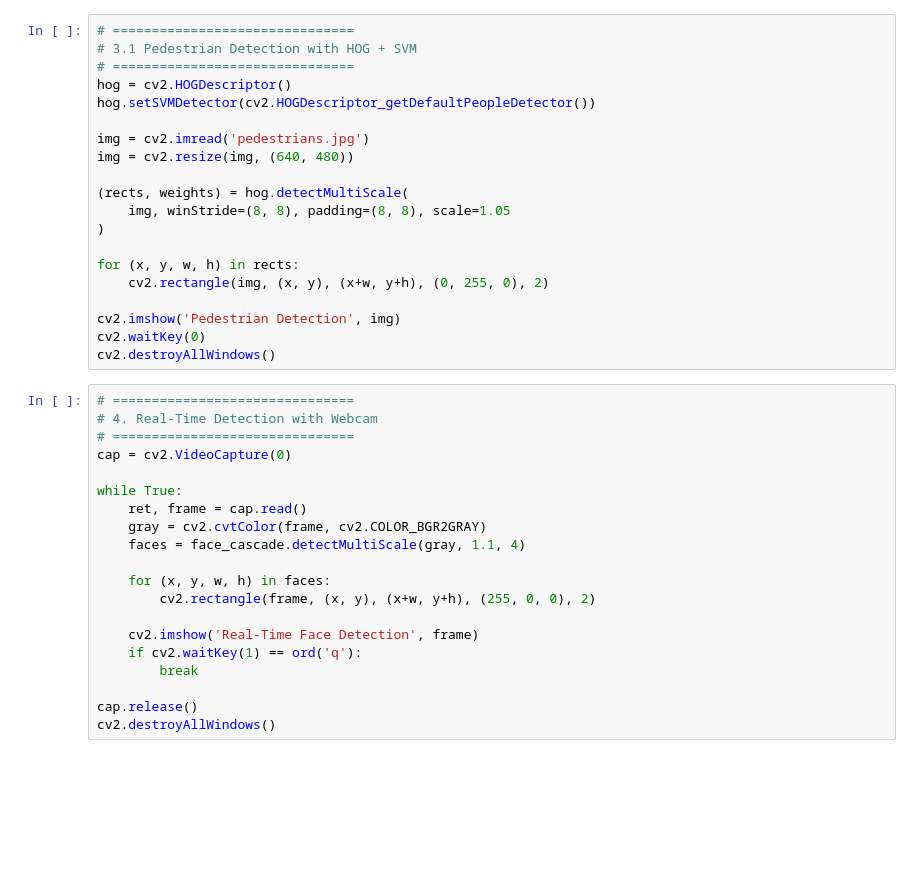
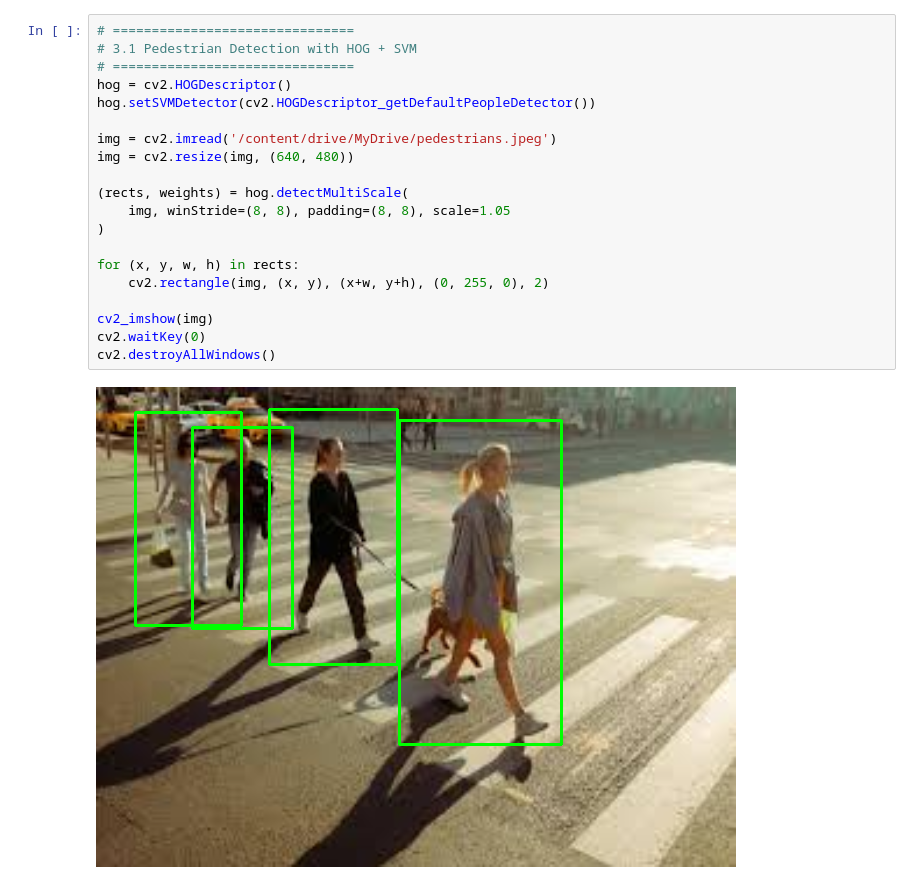
Before and after one commit to Nahom32/CV-Lab-Experiments, a Jupyter notebook: notebooks/Chapter9.ipynb, the cells around one changed output. Drawn from its saved outputs; the diff is of its cells as text; blank space fills up the shorter version.

```diff
--- a/notebooks/Chapter9.ipynb
+++ b/notebooks/Chapter9.ipynb
@@ -23,40 +36,22 @@ cv2.destroyAllWindows()
 # %%
 # ===============================
 # 3.1 Pedestrian Detection with HOG + SVM
 # ===============================
 hog = cv2.HOGDescriptor()
 hog.setSVMDetector(cv2.HOGDescriptor_getDefaultPeopleDetector())
 
-img = cv2.imread('pedestrians.jpg')
+img = cv2.imread('/content/drive/MyDrive/pedestrians.jpeg')
 img = cv2.resize(img, (640, 480))
 
 (rects, weights) = hog.detectMultiScale(
     img, winStride=(8, 8), padding=(8, 8), scale=1.05
 )
 
 for (x, y, w, h) in rects:
     cv2.rectangle(img, (x, y), (x+w, y+h), (0, 255, 0), 2)
 
-cv2.imshow('Pedestrian Detection', img)
+cv2_imshow(img)
 cv2.waitKey(0)
 cv2.destroyAllWindows()
+# %% [output]
+[figure, added]
-# %%
-# ===============================
-# 4. Real-Time Detection with Webcam
-# ===============================
-cap = cv2.VideoCapture(0)
-
-while True:
-    ret, frame = cap.read()
-    gray = cv2.cvtColor(frame, cv2.COLOR_BGR2GRAY)
-    faces = face_cascade.detectMultiScale(gray, 1.1, 4)
-
-    for (x, y, w, h) in faces:
-        cv2.rectangle(frame, (x, y), (x+w, y+h), (255, 0, 0), 2)
-
-    cv2.imshow('Real-Time Face Detection', frame)
-    if cv2.waitKey(1) == ord('q'):
-        break
-
-cap.release()
-cv2.destroyAllWindows()
```
Also changed, not shown: parts of 6 cells of this notebook.
